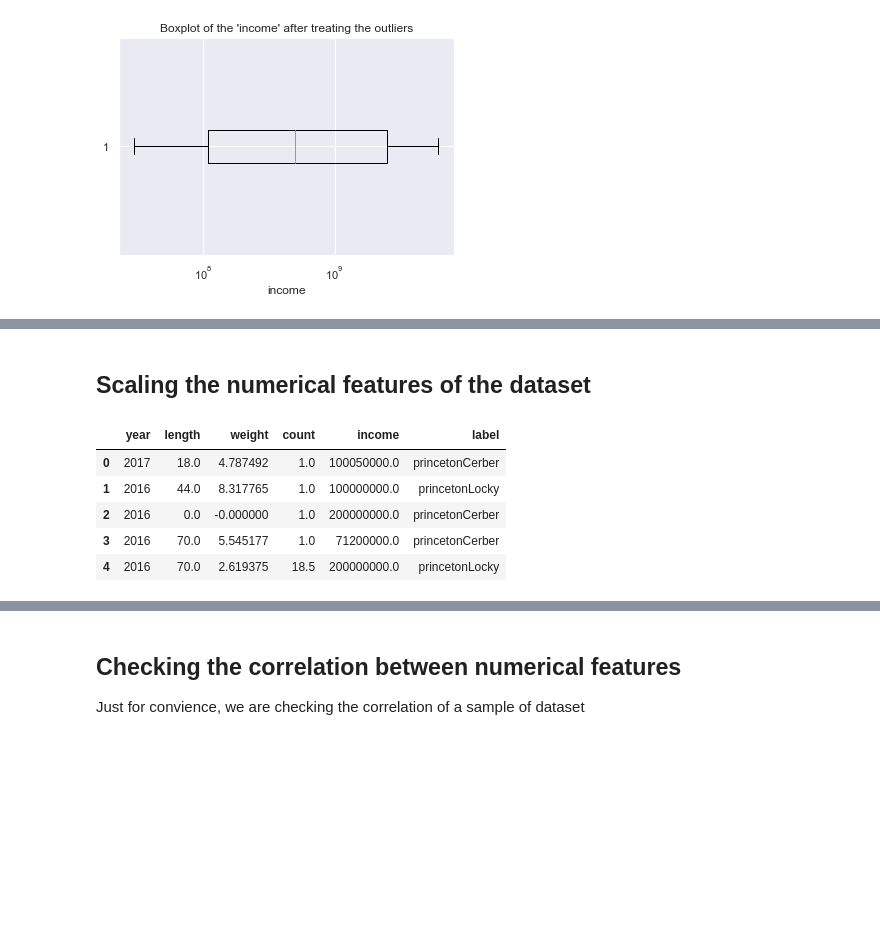
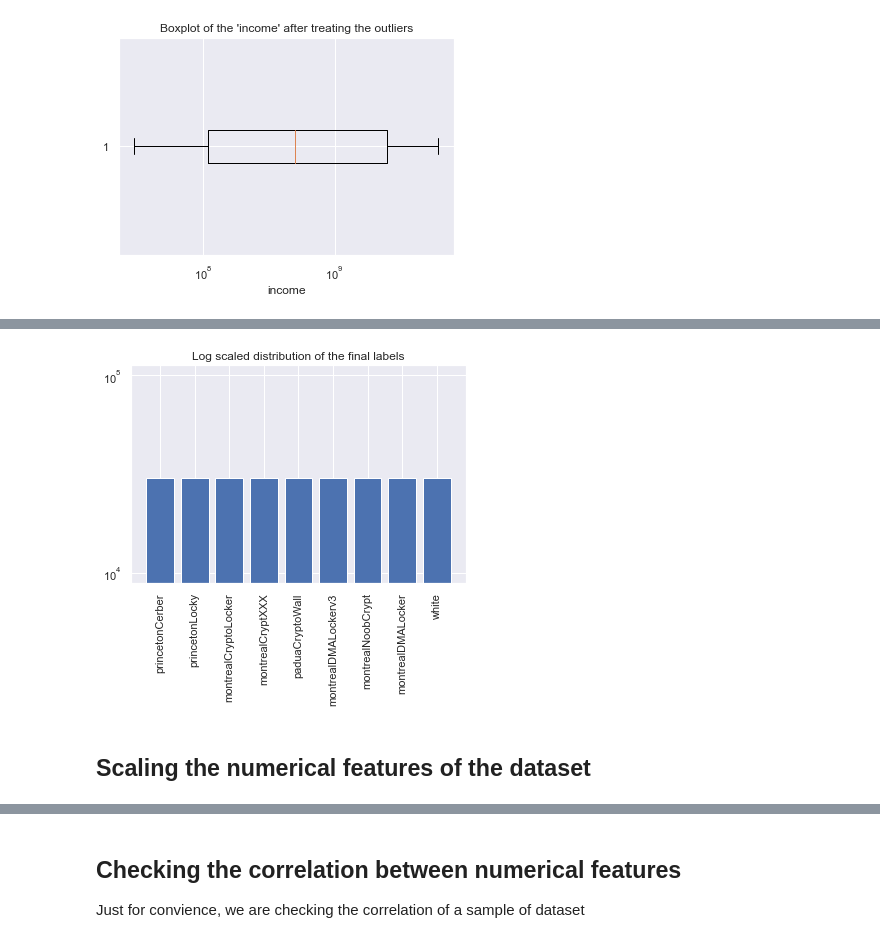
Before and after one commit to gauravsh0812/Bitcoin_Heist, a Jupyter notebook: EDA_Bitcoin_Heist.ipynb, the cells around one changed output, grey strips where cells are left out. Cells and saved outputs as stored; diff of their text form; code cells hidden in the pictures; blank space fills up the shorter version.

```diff
--- a/EDA_Bitcoin_Heist.ipynb
+++ b/EDA_Bitcoin_Heist.ipynb
@@ -709,14 +774,9 @@ Text(0.5, 0, 'income')
+# %%
+plotting_labels()
+# %% [output]
+[figure, added]
 # %% [markdown]
 ## Scaling the numerical features of the dataset
-# %%
-df.head()
-# %% [output]
-|  | year | length | weight | count | income | label |
-| 0 | 2017 | 18.0 | 4.787492 | 1.0 | 100050000.0 | princetonCerber |
-| 1 | 2016 | 44.0 | 8.317765 | 1.0 | 100000000.0 | princetonLocky |
-| 2 | 2016 | 0.0 | -0.000000 | 1.0 | 200000000.0 | princetonCerber |
-| 3 | 2016 | 70.0 | 5.545177 | 1.0 | 71200000.0 | princetonCerber |
-| 4 | 2016 | 70.0 | 2.619375 | 18.5 | 200000000.0 | princetonLocky |
 # %%
 X = df.iloc[:,1:-1]
 
```
Also changed, not shown: parts of 11 cells of this notebook.
